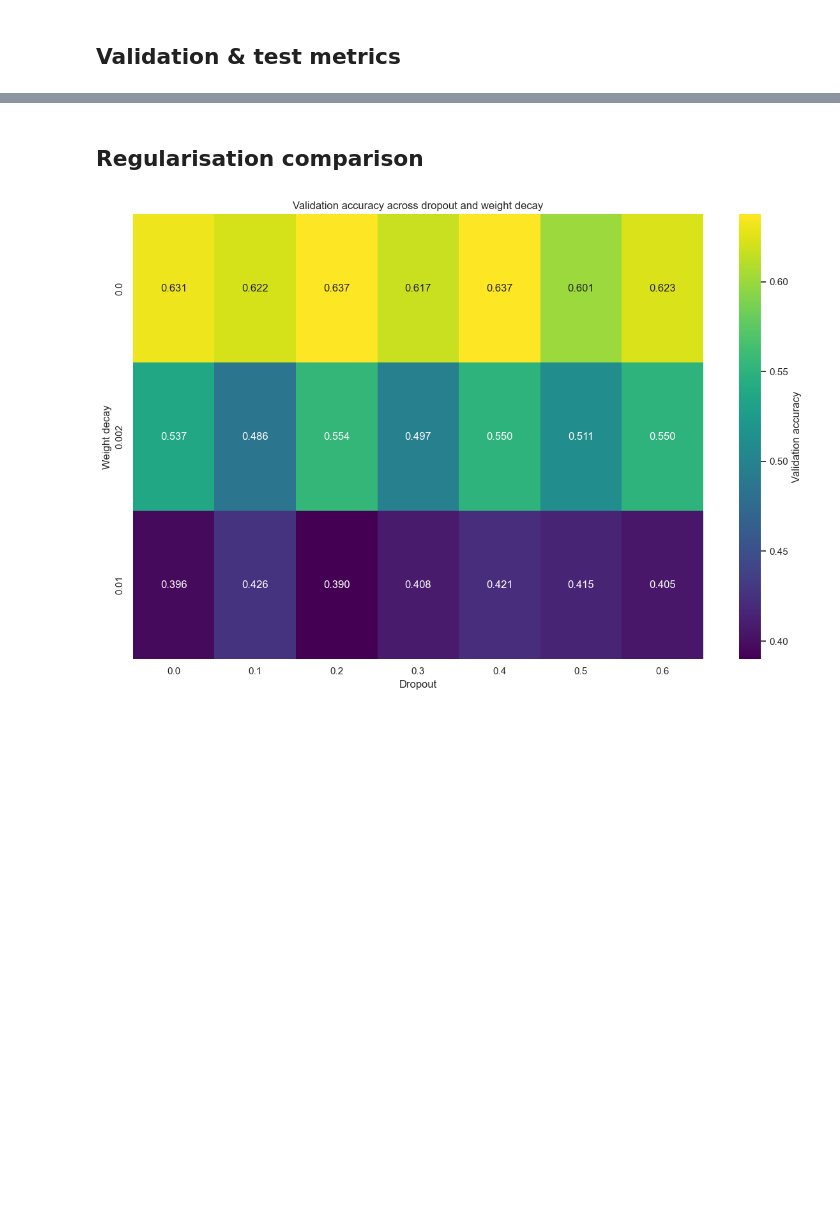
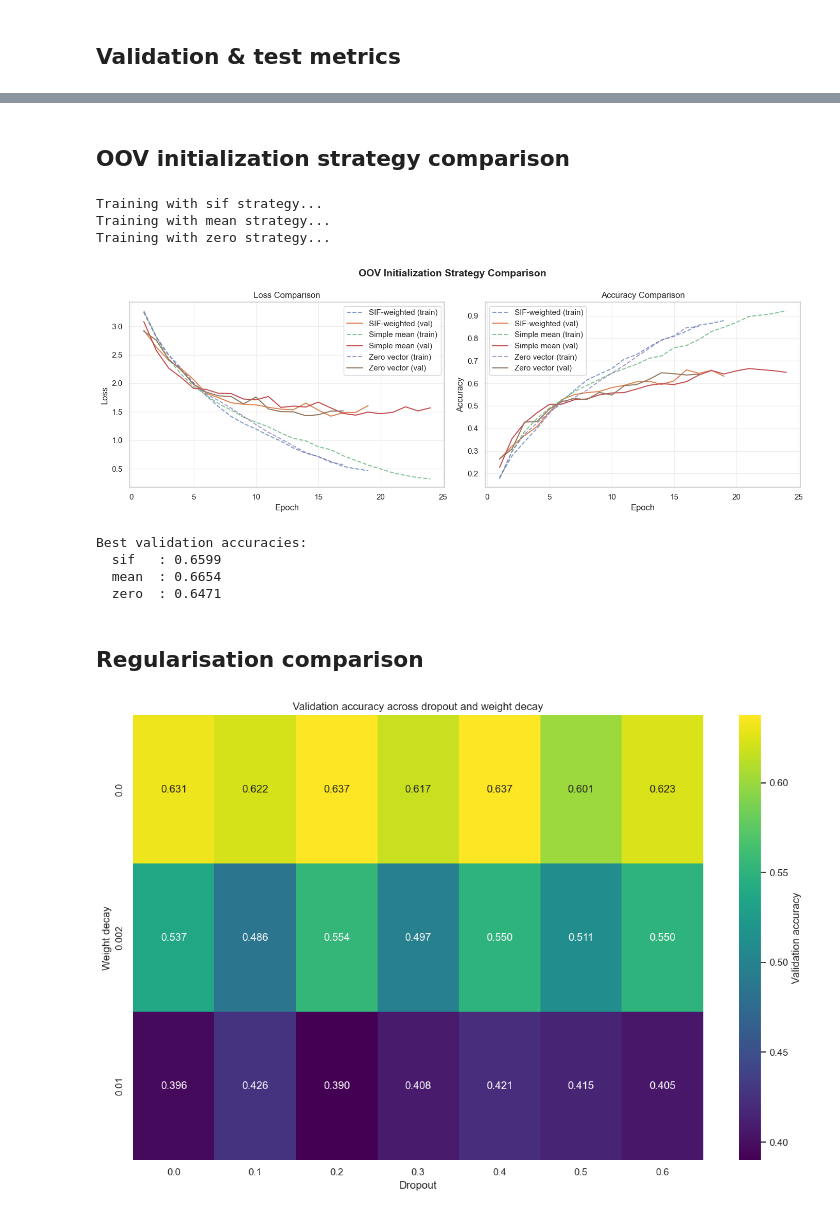
Before and after one commit to JonssonAlexander/NLP_Project_group45, a Jupyter notebook: 02_rnn.ipynb, the cells around one changed output, grey strips where cells are left out. Drawn from its saved outputs; the diff is of its cells as text; code cells hidden in the pictures; blank space fills up the shorter version.

Commit message:
evaluate different oov strats 🧹

```diff
--- a/02_rnn.ipynb
+++ b/02_rnn.ipynb
@@ -186,3 +185,74 @@ plt.show()
+# %% [markdown]
+## OOV initialization strategy comparison
+# %%
+strategies = ["sif", "mean", "zero"]
+strategy_histories = {}
+strategy_models = {}
+
+for strategy in strategies:
+    print(f"Training with {strategy} strategy...")
+    embedding_result = load_torchtext_glove(
+        vocabulary=vocab_report.vocabulary,
+        name="6B",
+        dim=100,
+        trainable=True,
+        random_seed=SEED,
+        oov_strategy=strategy,
+    )
+
+    history, model, _, _ = train_rnn_model(
+        config=baseline_config,
+        splits=splits,
+        vocabulary=vocab_report.vocabulary,
+        embedding_result=embedding_result,
+    )
+
+    strategy_histories[strategy] = history
+    strategy_models[strategy] = model
+# %% [output]
+Training with sif strategy...
+Training with mean strategy...
+Training with zero strategy...
+# %%
+fig, axes = plt.subplots(1, 2, figsize=(14, 5))
+
+for strategy in strategies:
+    h = strategy_histories[strategy]
+    epochs = range(1, len(h.train_loss) + 1)
+    label = {"sif": "SIF-weighted", "mean": "Simple mean", "zero": "Zero vector"}[strategy]
+    axes[0].plot(epochs, h.train_loss, label=f"{label} (train)", linestyle="--", alpha=0.7)
+    axes[0].plot(epochs, h.val_loss, label=f"{label} (val)", linestyle="-")
+    axes[1].plot(epochs, h.train_accuracy, label=f"{label} (train)", linestyle="--", alpha=0.7)
+    axes[1].plot(epochs, h.val_accuracy, label=f"{label} (val)", linestyle="-")
+
+axes[0].set_xlabel("Epoch")
+axes[0].set_ylabel("Loss")
+axes[0].set_title("Loss Comparison")
+axes[0].legend(loc="best")
+axes[0].grid(True, alpha=0.3)
+
+axes[1].set_xlabel("Epoch")
+axes[1].set_ylabel("Accuracy")
+axes[1].set_title("Accuracy Comparison")
+axes[1].legend(loc="best")
+axes[1].grid(True, alpha=0.3)
+
+fig.suptitle("OOV Initialization Strategy Comparison", fontsize=14, fontweight="bold")
+fig.tight_layout()
+fig.savefig("plots/oov_strategy_comparison.png", dpi=300, bbox_inches="tight")
+plt.show()
+
+print("Best validation accuracies:")
+for strategy in strategies:
+    h = strategy_histories[strategy]
+    best_val_acc = max(h.val_accuracy) if h.val_accuracy else 0.0
+    print(f"  {strategy:6s}: {best_val_acc:.4f}")
+# %% [output]
+[figure, added]
+Best validation accuracies:
+  sif   : 0.6599
+  mean  : 0.6654
+  zero  : 0.6471
 # %% [markdown]
 ## Regularisation comparison
 # %%
```
Also changed, not shown: parts of 6 cells of this notebook, 8 other files.
